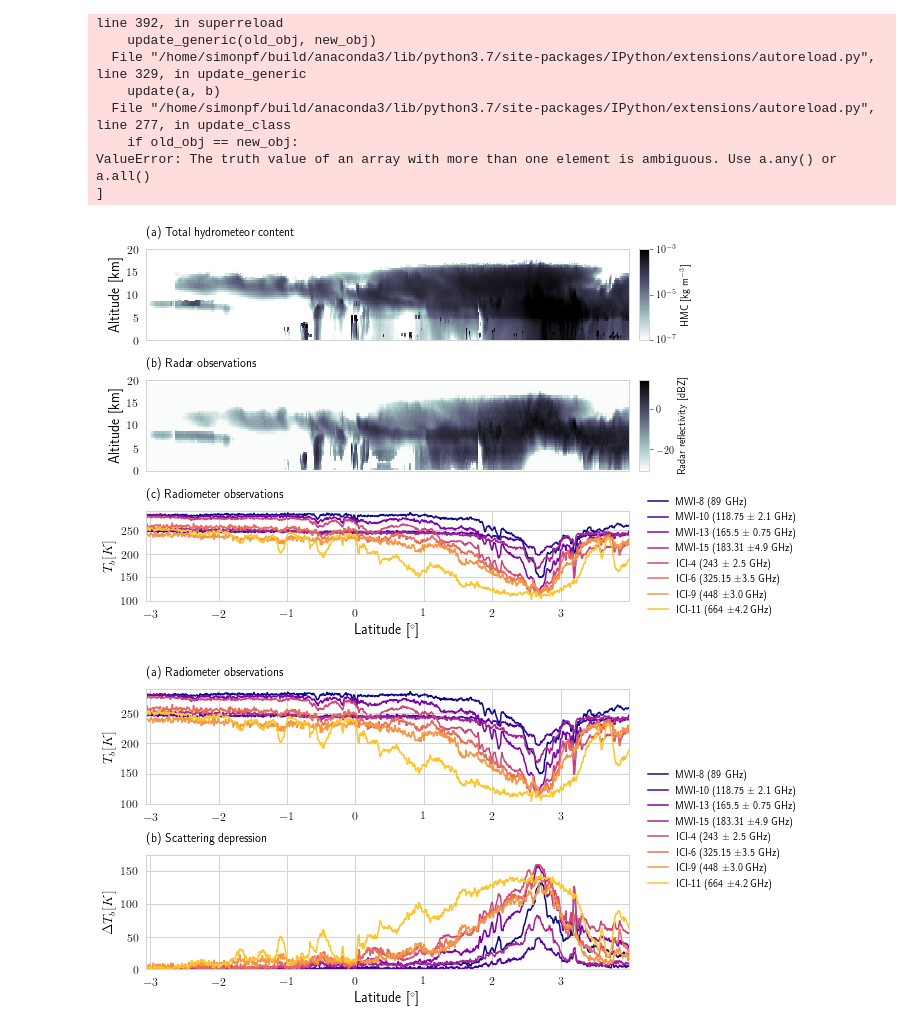
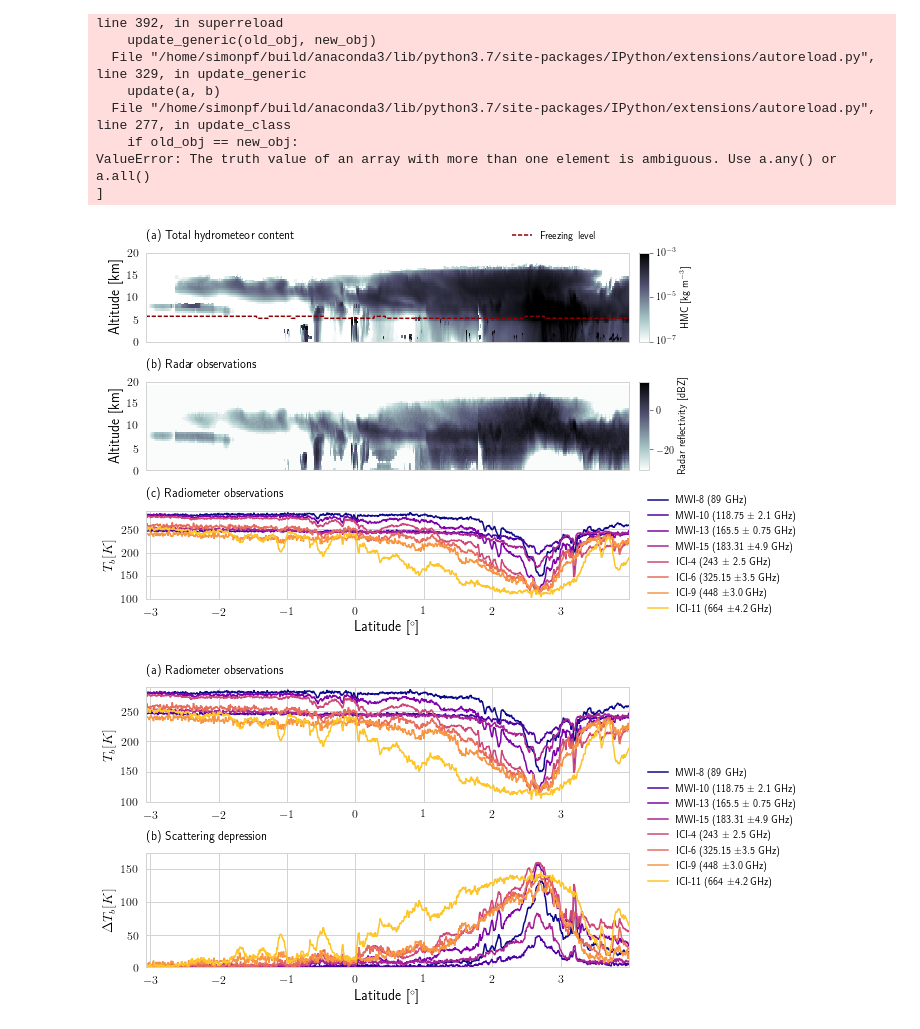
Before and after one commit to simonpf/mcrf, a Jupyter notebook: notebooks/liras/scene_a/observations.ipynb, the cells around one changed output. Saved outputs shown, nothing was run; the diff lists cells and outputs as text; code cells hidden in the pictures.

```diff
--- a/notebooks/liras/scene_a/observations.ipynb
+++ b/notebooks/liras/scene_a/observations.ipynb
@@ -55,6 +55,16 @@ ax.set_xticklabels([])
 ax.set_title("(a) Total hydrometeor content", loc = "left", fontsize = 12)
 for tick in ax.yaxis.get_major_ticks():
     tick.label.set_fontsize(12)
+
+
+# Melting layer
+t = reference["temperature"]
+z_fl = np.zeros(800)
+for i in range(800):
+    z_fl[i] = y[np.where(t[i, :] < 273.15)[0][0]]
+
+ax.plot(x, z_fl, c = "darkred", ls = "--", label = "Freezing level")
+ax.legend(loc = "upper right", bbox_to_anchor = (0.95, 1.35))
 
 ax = plt.subplot(gs[0, 1])
 cbar = plt.colorbar(img, cax = ax, label = "HMC [kg m$^{-3}$]")
@@ -97,34 +107,34 @@ cs = plasma(np.arange(n) / n)
 ax = plt.subplot(gs[2, 0])
 handles = []
 for i, j in enumerate(mwi_indices):
     handles += ax.plot(x, y_mwi[:, j], c = cs[i])
 for i, j in enumerate(ici_indices):
     handles += ax.plot(x, y_ici[:, j], c = cs[i + len(mwi_indices)])
 ax.set_title("(c) Radiometer observations", loc = "left", fontsize = 12)
 ax.set_ylabel("$T_b [K]$", fontsize = 14)
 ax.set_xlabel("Latitude [$^\circ$]", fontsize = 14)
 ax.set_xlim([x[0], x[-1]])
 ax.set_ylim([100, 290])
 
 for tick in ax.xaxis.get_major_ticks():
     tick.label.set_fontsize(12)
 
 for tick in ax.yaxis.get_major_ticks():
     tick.label.set_fontsize(12)
 
 labels = ["89 GHz", "118 ± 2.1 GHz", "165 ± 0.75 GHz", "185 ± 3.4 GHz",
           "243 ± 2.5 GHz", "325 ± 3.5 Ghz", "448 ± 3.0 GHz", "664 ± 4.2 GHz"]
 labels = ["MWI-8 (89 GHz)", "MWI-10 (118.75 ± 2.1 GHz)", "MWI-13 (165.5 ± 0.75 GHz)", "MWI-15 (183.31 ±4.9 GHz)"]
 labels += ["ICI-4 (243 ± 2.5 GHz)", "ICI-6 (325.15 ±3.5 GHz)",
            "ICI-9 (448 ±3.0 GHz)", "ICI-11 (664 ±4.2 GHz)"]
 ax = plt.subplot(gs[2, 1])
 ax.legend(handles = handles, labels = labels, loc = "center left", fontsize = 10)
 ax.axis("off")
 
 plt.tight_layout()
 f.savefig("../../../plots/observations_a.png", bbox_inches = "tight", dpi = 300)
 # %% [output]
-[figure, old version]
+[figure, new version]
 # %%
 from mcrf.sensors import lcpr
 from matplotlib.gridspec import GridSpec
```
Also changed, not shown: 20 other files.
